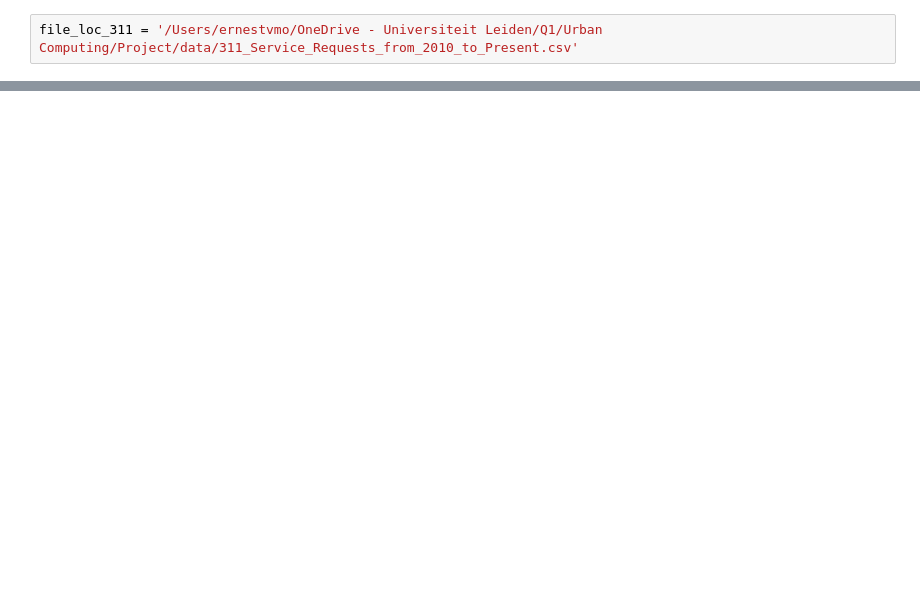
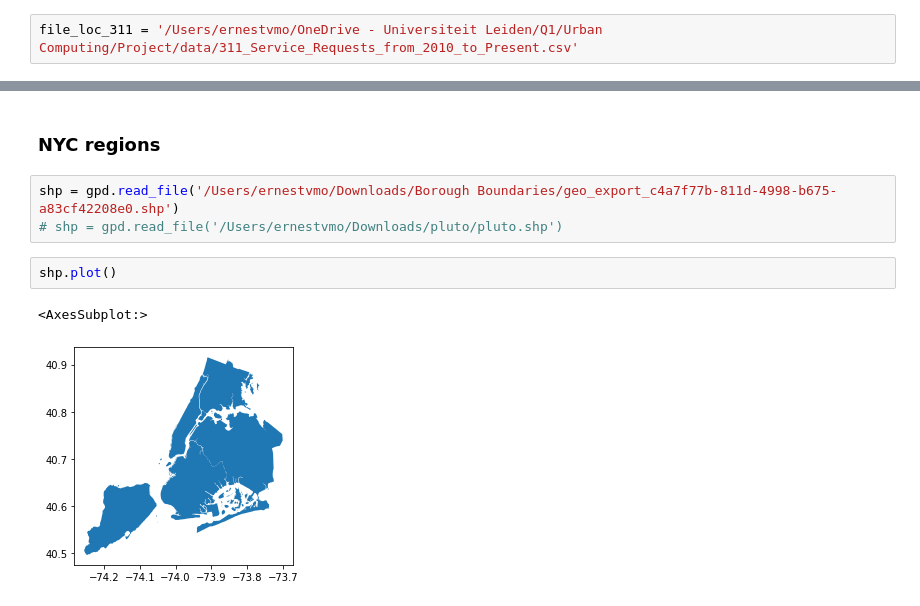
Before and after one commit to ernestvmo/spatio-temporal-crime-prediction, a Jupyter notebook: ernest_scrapsheet.ipynb, the cells around one changed output, grey strips where cells are left out. Saved outputs shown, nothing was run; the diff lists cells and outputs as text; blank space fills up the shorter version.

```diff
--- a/ernest_scrapsheet.ipynb
+++ b/ernest_scrapsheet.ipynb
@@ -96,0 +106,10 @@ Location
+# %% [markdown]
+### NYC regions
+# %%
+shp = gpd.read_file('/Users/ernestvmo/Downloads/Borough Boundaries/geo_export_c4a7f77b-811d-4998-b675-a83cf42208e0.shp')
+# shp = gpd.read_file('/Users/ernestvmo/Downloads/pluto/pluto.shp')
+# %%
+shp.plot()
+# %% [output]
+<AxesSubplot:>
+[figure, added]
```
Also changed, not shown: parts of 40 cells of this notebook.
